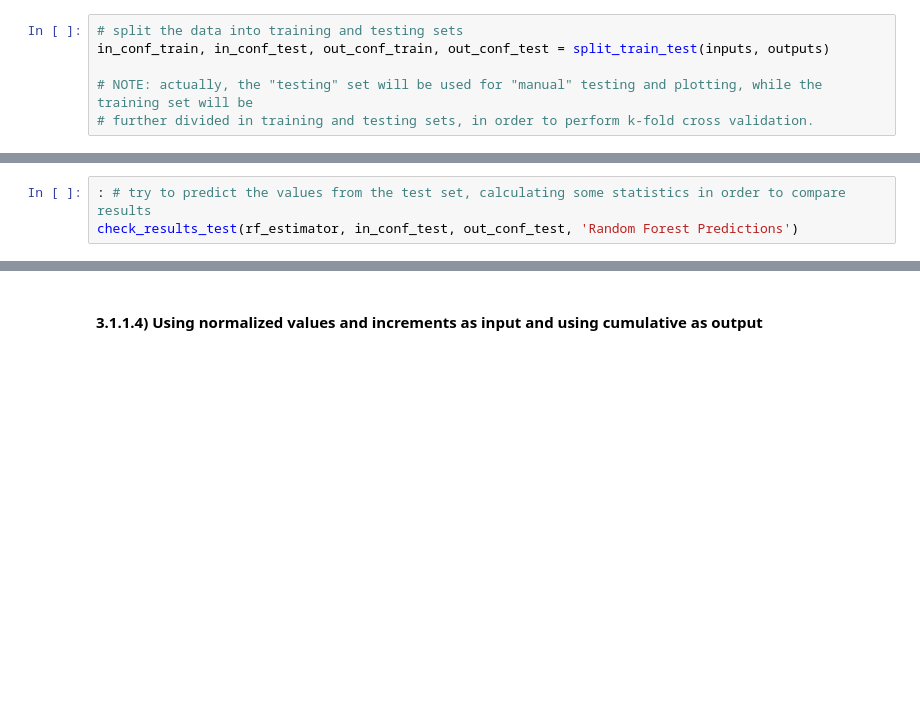
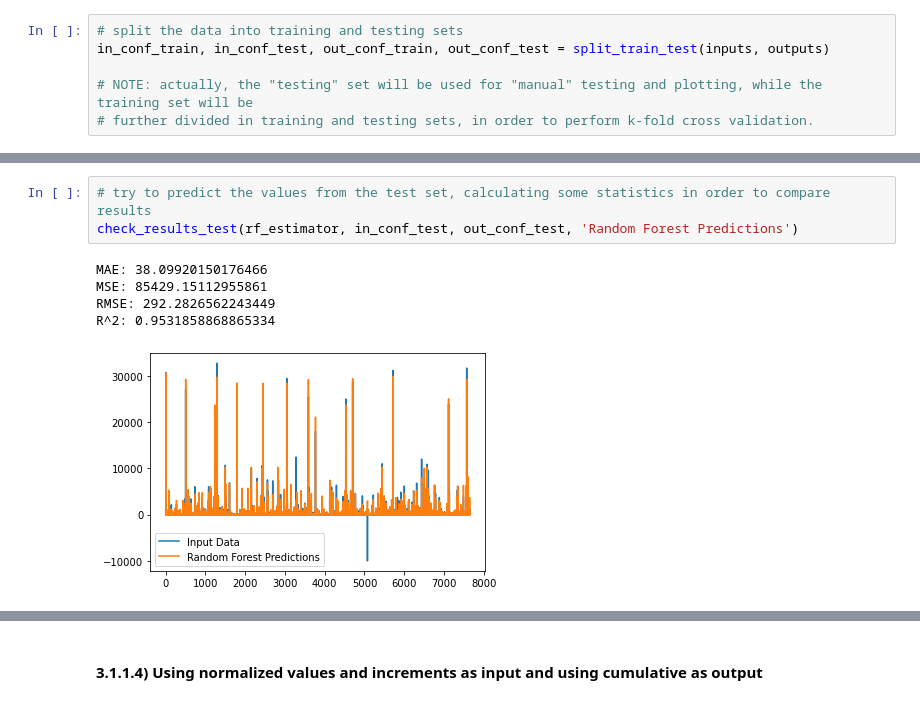
Before and after one commit to EduRibeiro00/CovidForecast-feup-iart, a Jupyter notebook: proj2/covid_analysis_rf.ipynb, the cells around one changed output, grey strips where cells are left out. Cells and saved outputs as stored; diff of their text form; blank space fills up the shorter version.

```diff
--- a/proj2/covid_analysis_rf.ipynb
+++ b/proj2/covid_analysis_rf.ipynb
@@ -499,6 +633,12 @@ rf_estimator
 # %%
-: # try to predict the values from the test set, calculating some statistics in order to compare results
+# try to predict the values from the test set, calculating some statistics in order to compare results
 check_results_test(rf_estimator, in_conf_test, out_conf_test, 'Random Forest Predictions')
+# %% [output]
+MAE: 38.09920150176466
+MSE: 85429.15112955861
+RMSE: 292.2826562243449
+R^2: 0.9531858868865334
+[figure, added]
 # %%
 rf_estimator_2 = clone(rf_estimator)
 
```
Also changed, not shown: parts of 56 cells of this notebook.
